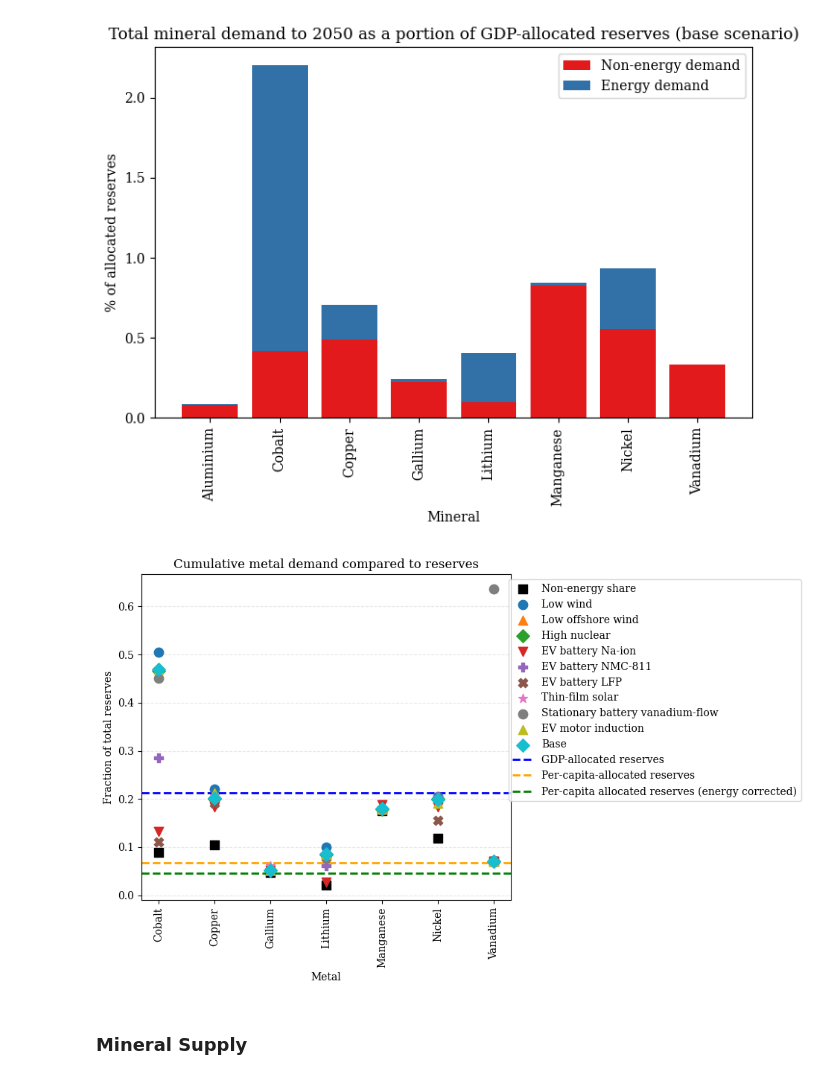
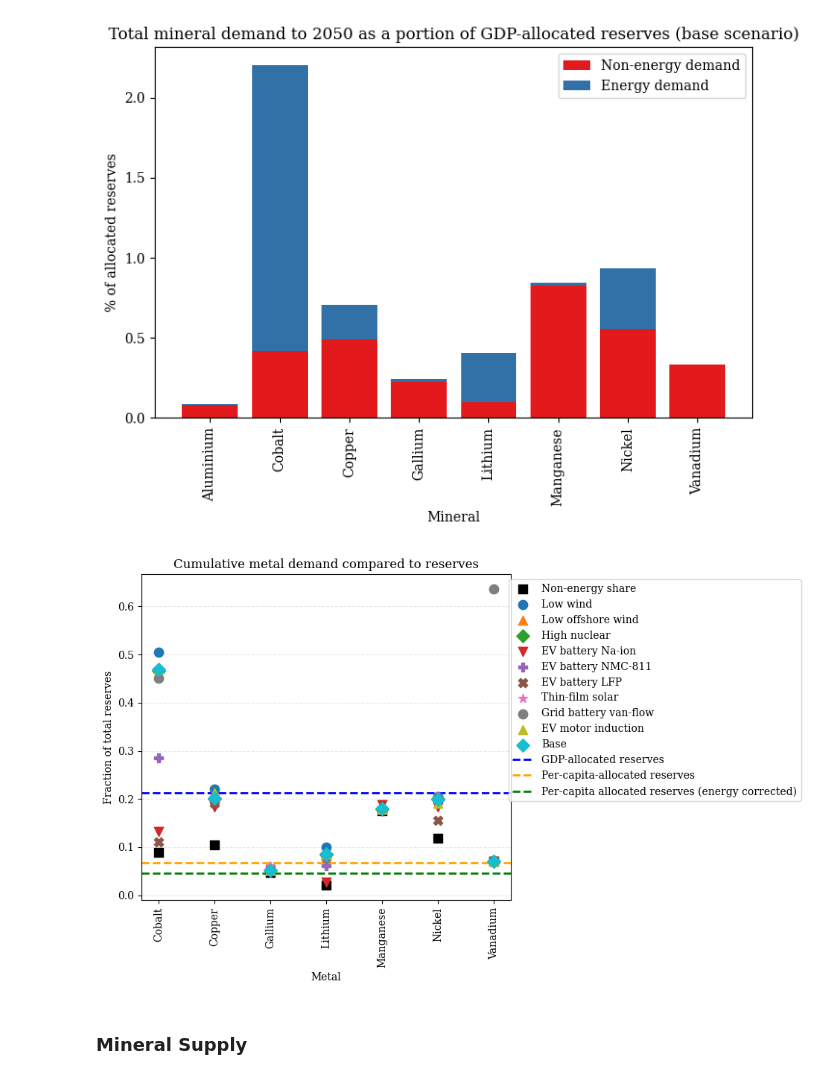
Before and after one commit to ayshaC/pypsa-eur, a Jupyter notebook: analysis/mineral_analysis.ipynb, the cells around one changed output. Cells and saved outputs as stored; diff of their text form; code cells hidden in the pictures.

Commit message:
Saved Figure 1

```diff
--- a/analysis/mineral_analysis.ipynb
+++ b/analysis/mineral_analysis.ipynb
@@ -1236,43 +1237,43 @@ scenario_defs = [
     ("EV battery LFP", sample_base_2h_irena_phs, "EV battery LFP"),
     ("Thin-film solar", sample_base_2h_irena_phs, "Thin-film solar"),
     (
-        "Stationary battery vanadium-flow",
+        "Grid battery van-flow",
         sample_base_2h_irena_phs,
-        "Stationary battery vanadium-flow",
+        "Grid battery van-flow",
     ),
     ("EV motor induction", sample_base_2h_irena_phs, "EV motor induction"),
     (sample_base_2h_irena_phs, sample_base_2h_irena_phs, "Market share current"),
 ]
 
 
 battery_minerals = [
     "Cobalt",
     "Copper",
     "Gallium",
     "Graphite",
     "Lithium",
     "Manganese",
     "Nickel",
     "Vanadium",
 ]
 # battery_minerals = ["Lithium", "Graphite","Cobalt", "Manganese", "Nickel",  "Vanadium", "Gallium", "Neodymium", "Dysprosium", "Tellurium", "REE"]
 
 test = plot_mineral_reserve_shares(
     scenario_defs,
     n,
     battery_minerals,
     mineral_intensities,
     tech_scenarios,
     non_energy_demand,
     grid_demand,
     mineral_avail,
     mineral_alloc_factors,
     title="Cumulative metal demand compared to reserves",
 )
 
 test.to_csv("reserves_plot_data.csv")
 # %% [output]
-[figure, old version]
+[figure, new version]
 # %% [markdown]
 ###  Mineral Supply
 # %%
```
Also changed, not shown: parts of 15 cells of this notebook.
